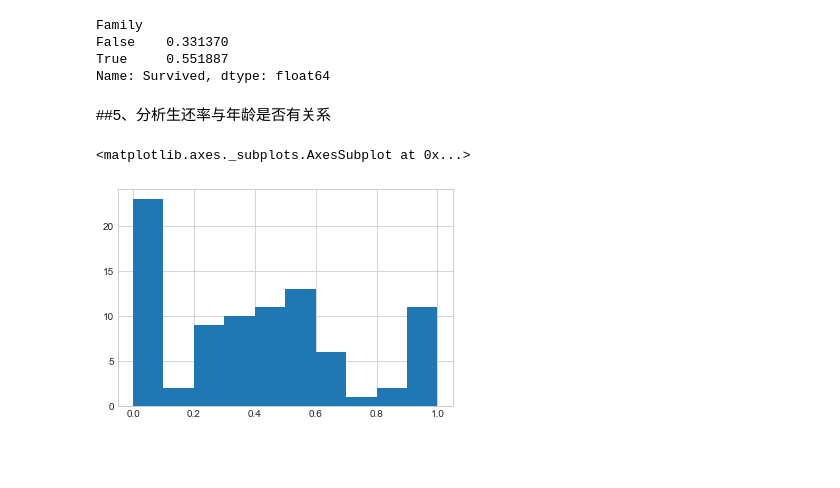
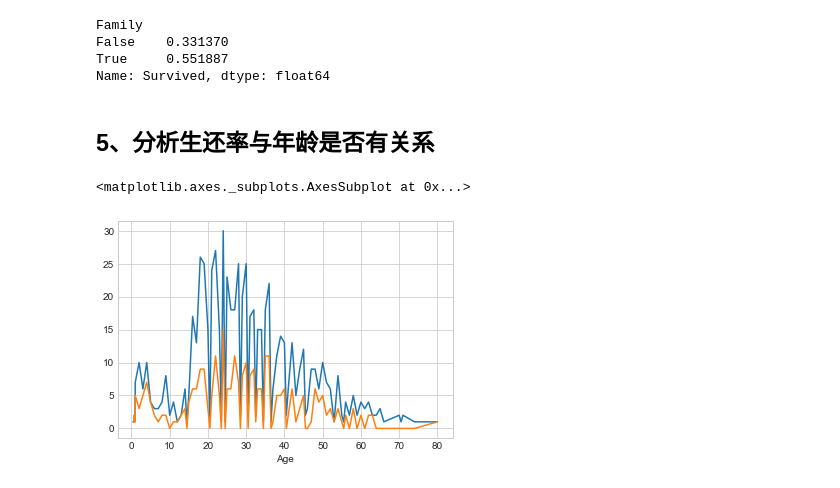
Before and after one commit to Srun01/Titanic_Analyze, a Jupyter notebook: titanic.ipynb, the cells around one changed output. Drawn from its saved outputs; the diff is of its cells as text; code cells hidden in the pictures; blank space fills up the shorter version.

```diff
--- a/titanic.ipynb
+++ b/titanic.ipynb
@@ -123,14 +123,12 @@ False    0.331370
 True     0.551887
 Name: Survived, dtype: float64
 # %% [markdown]
-##5、分析生还率与年龄是否有关系
+## 5、分析生还率与年龄是否有关系
 # %%
 #先看看整体分布情况
 survived_with_age = data.groupby("Age")["Survived"]
-# survived_with_age.sum().hist(bins=10)
-# survived_with_age.size().hist(bins=10)
-survived_rate = survived_with_age.mean()
-survived_rate.hist()
+survived_with_age.size().plot()
+survived_with_age.sum().plot()
 # %% [output]
 <matplotlib.axes._subplots.AxesSubplot at 0x...>
-[figure, old version]
+[figure, new version]
```
Also changed, not shown: parts of 6 cells of this notebook.
